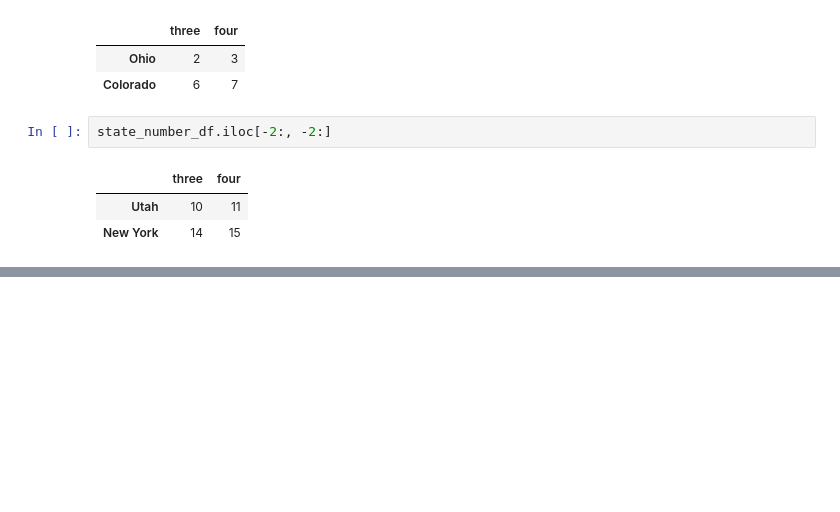
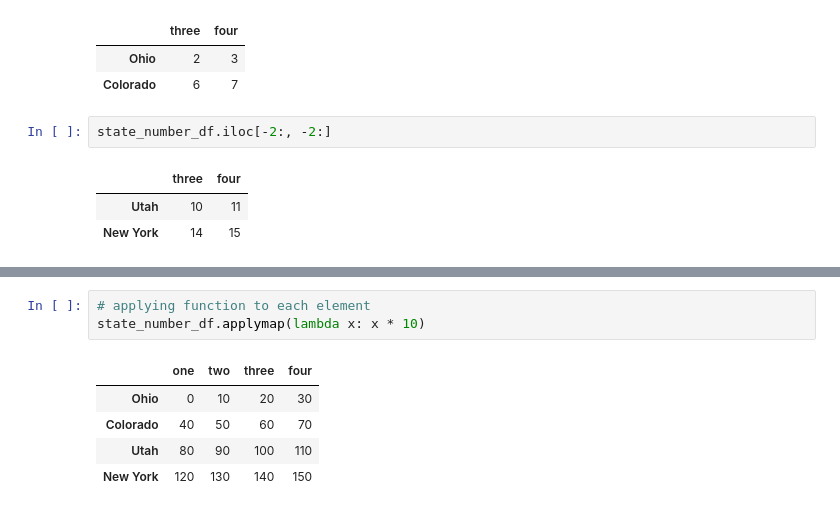
Before and after one commit to chickooooo/data_science_resources, a Jupyter notebook: pandas_notes.ipynb, the cells around one changed output, grey strips where cells are left out. Saved outputs shown, nothing was run; the diff lists cells and outputs as text; blank space fills up the shorter version.

```diff
--- a/pandas_notes.ipynb
+++ b/pandas_notes.ipynb
@@ -328,0 +340,9 @@ state_number_df.iloc[-2:, -2:]
+# %%
+# applying function to each element
+state_number_df.applymap(lambda x: x * 10)
+# %% [output]
+|  | one | two | three | four |
+| Ohio | 0 | 10 | 20 | 30 |
+| Colorado | 40 | 50 | 60 | 70 |
+| Utah | 80 | 90 | 100 | 110 |
+| New York | 120 | 130 | 140 | 150 |
```
Also changed, not shown: parts of 24 cells of this notebook, 2 other files.
